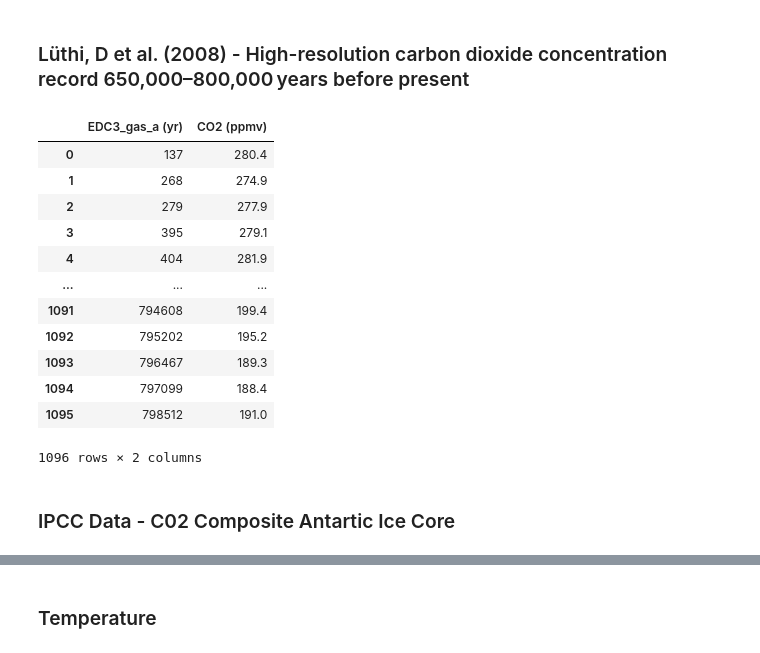
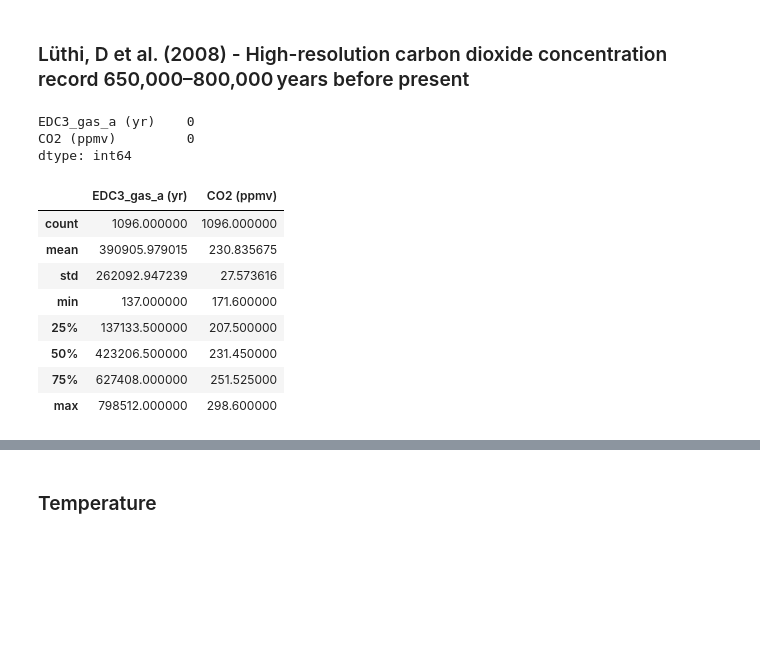
Before and after one commit to Sarahlouhast/Programming-for-Data-Analytics-Project-2, a Jupyter notebook: project.ipynb, the cells around one changed output, grey strips where cells are left out. Drawn from its saved outputs; the diff is of its cells as text; code cells hidden in the pictures; blank space fills up the shorter version.

```diff
--- a/project.ipynb
+++ b/project.ipynb
@@ -69,23 +170,21 @@ Negative Relationship: While the overall trend is positive, variations may exist
 # %%
 # Specify the path to your Excel file
 file_path = './data/41586_2008_BFnature06949_MOESM31_ESM.xls'
 
 # Read the specified sheet into a Pandas DataFrame
 luthi = pd.read_excel(file_path, sheet_name='3.  Composite CO2', skiprows=6, index_col=None)
-luthi
+print(luthi.isnull().sum())
+luthi.describe()
 # %% [output]
+EDC3_gas_a (yr)    0
+CO2 (ppmv)         0
+dtype: int64
 |  | EDC3_gas_a (yr) | CO2 (ppmv) |
-| 0 | 137 | 280.4 |
-| 1 | 268 | 274.9 |
-| 2 | 279 | 277.9 |
-| 3 | 395 | 279.1 |
-| 4 | 404 | 281.9 |
-| ... | ... | ... |
-| 1091 | 794608 | 199.4 |
-| 1092 | 795202 | 195.2 |
-| 1093 | 796467 | 189.3 |
-| 1094 | 797099 | 188.4 |
-| 1095 | 798512 | 191.0 |
+| count | 1096.000000 | 1096.000000 |
+| mean | 390905.979015 | 230.835675 |
+| std | 262092.947239 | 27.573616 |
+| min | 137.000000 | 171.600000 |
+| 25% | 137133.500000 | 207.500000 |
+| 50% | 423206.500000 | 231.450000 |
+| 75% | 627408.000000 | 251.525000 |
+| max | 798512.000000 | 298.600000 |
-1096 rows × 2 columns
-# %% [markdown]
-### IPCC Data - C02 Composite Antartic Ice Core
```
Also changed, not shown: parts of 27 cells of this notebook, 4 other files.
